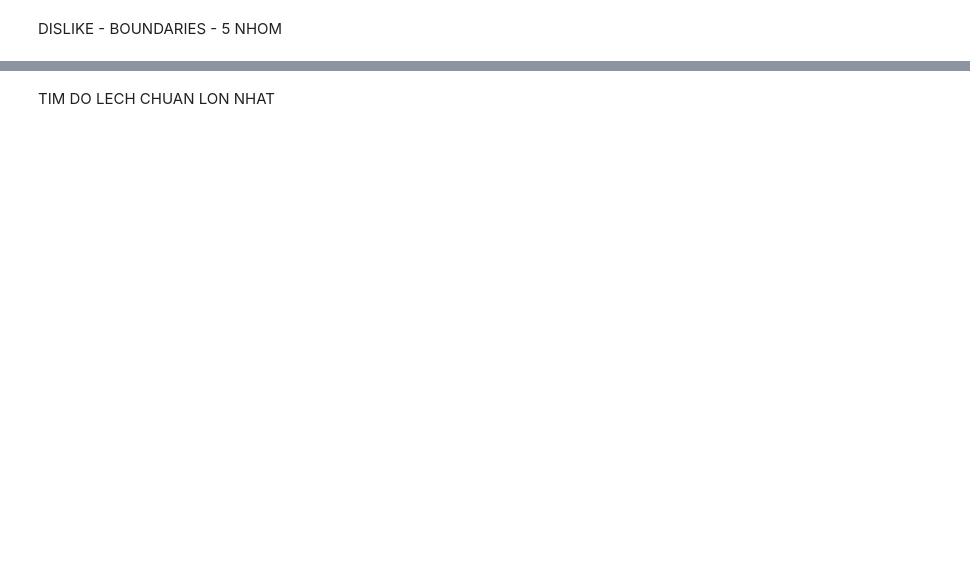
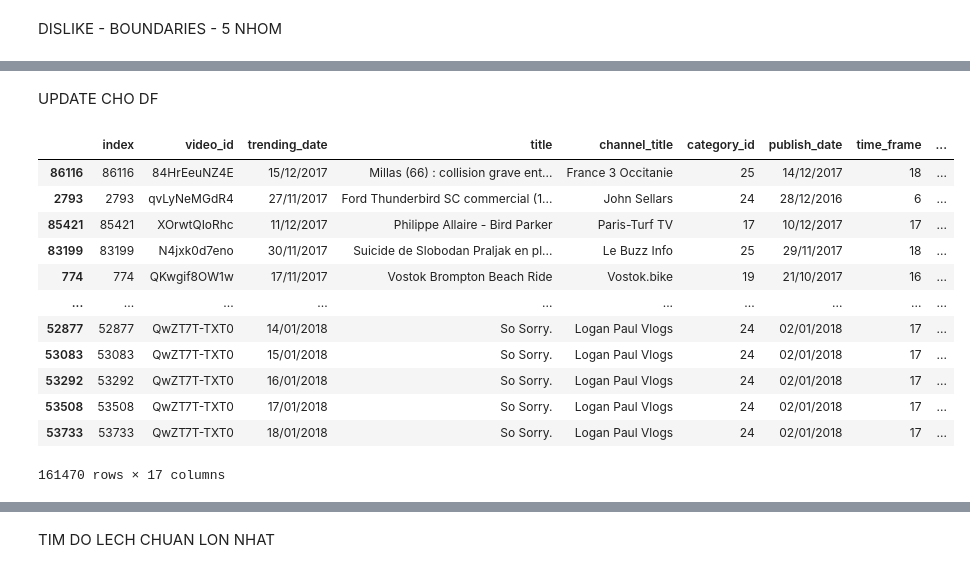
Before and after one commit to Biuuu2309/Data-Analysis-Basic-Method, a Jupyter notebook: Python Project With Jupyter.ipynb, the cells around one changed output, grey strips where cells are left out. Cells and saved outputs as stored; diff of their text form; code cells hidden in the pictures; blank space fills up the shorter version.

```diff
--- a/Python Project With Jupyter.ipynb
+++ b/Python Project With Jupyter.ipynb
@@ -110,7 +132,7 @@ YT_Table
 # %% [markdown]
 5. COMMENT COUNTS
 # %%
-YT_Table.loc[[i for i in range(20, 25)], 'comment_count'] = np.nan
+DF.loc[[i for i in range(20, 25)], 'comment_count'] = np.nan
 # %% [markdown]
 6. COMMENTS DISABLED
 # %%
@@ -133,7 +155,7 @@ YT_Table
 # %% [markdown]
 7. RATINGS DISABLED
 # %%
-YT_Table.loc[[i for i in range(30, 35)], 'ratings_disabled'] = np.nan
+DF.loc[[i for i in range(30, 35)], 'ratings_disabled'] = np.nan
 # %% [markdown]
 8. VIDEO ERROR OR REMOVED
 # %%
@@ -392,0 +432,14 @@ DFS2
+# %%
+DF = DF.sort_values(by='likes', ascending=True)
+DF1 = DF[:int(len(DF)/5)]
+DF2 = DF[int(len(DF)/5):int(len(DF)/5)*2]
+DF3 = DF[int(len(DF)/5)*2:int(len(DF)/5)*3]
+DF4 = DF[int(len(DF)/5)*3:int(len(DF)/5)*4]
+DF5 = DF[int(len(DF)/5)*4:]
+
+DF.loc[[i for i in range(0,int(len(DF)/5))], 'likes'] = int(DF1['likes'].median())
+DF.loc[[i for i in range(int(len(DF)/5),int(len(DF)/5)*2)], 'likes'] = int(DF2['likes'].median())
+DF.loc[[i for i in range(int(len(DF)/5)*2,int(len(DF)/5)*3)], 'likes'] = int(DF3['likes'].median())
+DF.loc[[i for i in range(int(len(DF)/5)*3,int(len(DF)/5)*4)], 'likes'] = int(DF4['likes'].median())
+DF.loc[[i for i in range(int(len(DF)/5)*4,len(DF))], 'likes'] = int(DF5['likes'].median())
+DF
@@ -440,3 +507,53 @@ DFS3
 | 53508 | 53508 | QwZT7T-TXT0 | 18.17.01 | So Sorry. | Logan Paul Vlogs | 24 | 02/01/2018 | 16:00 to 16:59 | ... |
 | 53733 | 53733 | QwZT7T-TXT0 | 18.18.01 | So Sorry. | Logan Paul Vlogs | 24 | 02/01/2018 | 16:00 to 16:59 | ... |
 161470 rows × 18 columns
+# %% [markdown]
+UPDATE CHO DF
+# %%
+DF = DF.sort_values(by='dislikes', ascending=True)
+DF1 = DF[:int(len(DF)/5)]
+DF2 = DF[int(len(DF)/5):int(len(DF)/5)*2]
+DF3 = DF[int(len(DF)/5)*2:int(len(DF)/5)*3]
+DF4 = DF[int(len(DF)/5)*3:int(len(DF)/5)*4]
+DF5 = DF[int(len(DF)/5)*4:]
+
+for i in range(0,int(len(DF)/5)):
+    if i - int(DF1['dislikes'].min()) < int(DF1['dislikes'].max()) - i:
+        DF.loc[i, 'dislikes'] = int(DF1['dislikes'].min())
+    else:
+        DF.loc[i, 'dislikes'] = int(DF1['dislikes'].max())
+for i in range(int(len(DF)/5),int(len(DF)/5)*2):
+    if i - int(DF2['dislikes'].min()) < int(DF2['dislikes'].max()) - i:
+        DF.loc[i, 'dislikes'] = int(DF2['dislikes'].min())
+    else:
+        DF.loc[i, 'dislikes'] = int(DF2['dislikes'].max())
+for i in range(int(len(DF)/5)*2,int(len(DF)/5)*3):
+    if i - int(DF3['dislikes'].min()) < int(DF3['dislikes'].max()) - i:
+        DF.loc[i, 'dislikes'] = int(DF3['dislikes'].min())
+    else:
+        DF.loc[i, 'dislikes'] = int(DF3['dislikes'].max())
+for i in range(int(len(DF)/5)*3,int(len(DF)/5)*4):
+    if i - int(DF4['dislikes'].min()) < int(DF4['dislikes'].max()) - i:
+        DF.loc[i, 'dislikes'] = int(DF4['dislikes'].min())
+    else:
+        DF.loc[i, 'dislikes'] = int(DF4['dislikes'].max())
+for i in range(int(len(DF)/5)*4,len(DF)):
+    if i - int(DF5['dislikes'].min()) < int(DF5['dislikes'].max()) - i:
+        DF.loc[i, 'dislikes'] = int(DF5['dislikes'].min())
+    else:
+        DF.loc[i, 'dislikes'] = int(DF5['dislikes'].max())
+DF
+# %% [output]
+|  | index | video_id | trending_date | title | channel_title | category_id | publish_date | time_frame | ... |
+| 86116 | 86116 | 84HrEeuNZ4E | 15/12/2017 | Millas (66) : collision grave ent... | France 3 Occitanie | 25 | 14/12/2017 | 18 | ... |
+| 2793 | 2793 | qvLyNeMGdR4 | 27/11/2017 | Ford Thunderbird SC commercial (1... | John Sellars | 24 | 28/12/2016 | 6 | ... |
+| 85421 | 85421 | XOrwtQIoRhc | 11/12/2017 | Philippe Allaire - Bird Parker | Paris-Turf TV | 17 | 10/12/2017 | 17 | ... |
+| 83199 | 83199 | N4jxk0d7eno | 30/11/2017 | Suicide de Slobodan Praljak en pl... | Le Buzz Info | 25 | 29/11/2017 | 18 | ... |
+| 774 | 774 | QKwgif8OW1w | 17/11/2017 | Vostok Brompton Beach Ride | Vostok.bike | 19 | 21/10/2017 | 16 | ... |
+| ... | ... | ... | ... | ... | ... | ... | ... | ... | ... |
+| 52877 | 52877 | QwZT7T-TXT0 | 14/01/2018 | So Sorry. | Logan Paul Vlogs | 24 | 02/01/2018 | 17 | ... |
+| 53083 | 53083 | QwZT7T-TXT0 | 15/01/2018 | So Sorry. | Logan Paul Vlogs | 24 | 02/01/2018 | 17 | ... |
+| 53292 | 53292 | QwZT7T-TXT0 | 16/01/2018 | So Sorry. | Logan Paul Vlogs | 24 | 02/01/2018 | 17 | ... |
+| 53508 | 53508 | QwZT7T-TXT0 | 17/01/2018 | So Sorry. | Logan Paul Vlogs | 24 | 02/01/2018 | 17 | ... |
+| 53733 | 53733 | QwZT7T-TXT0 | 18/01/2018 | So Sorry. | Logan Paul Vlogs | 24 | 02/01/2018 | 17 | ... |
+161470 rows × 17 columns
```
Also changed, not shown: parts of 67 cells of this notebook, 1 other file.
